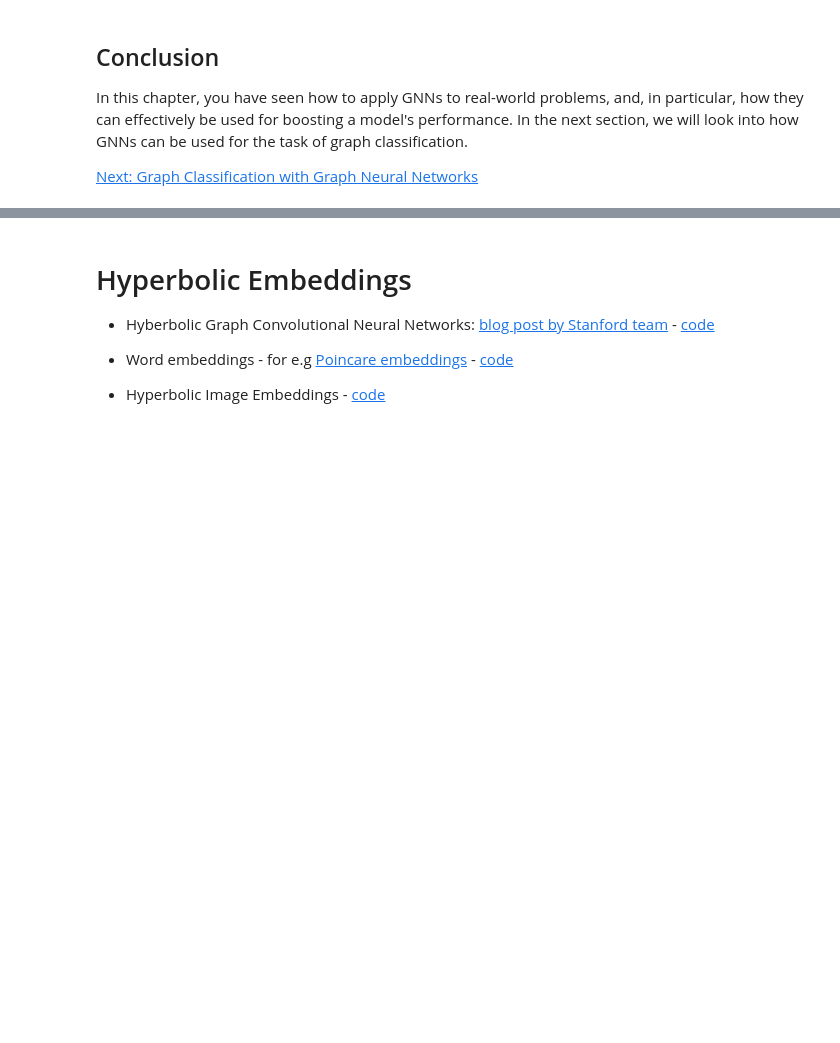
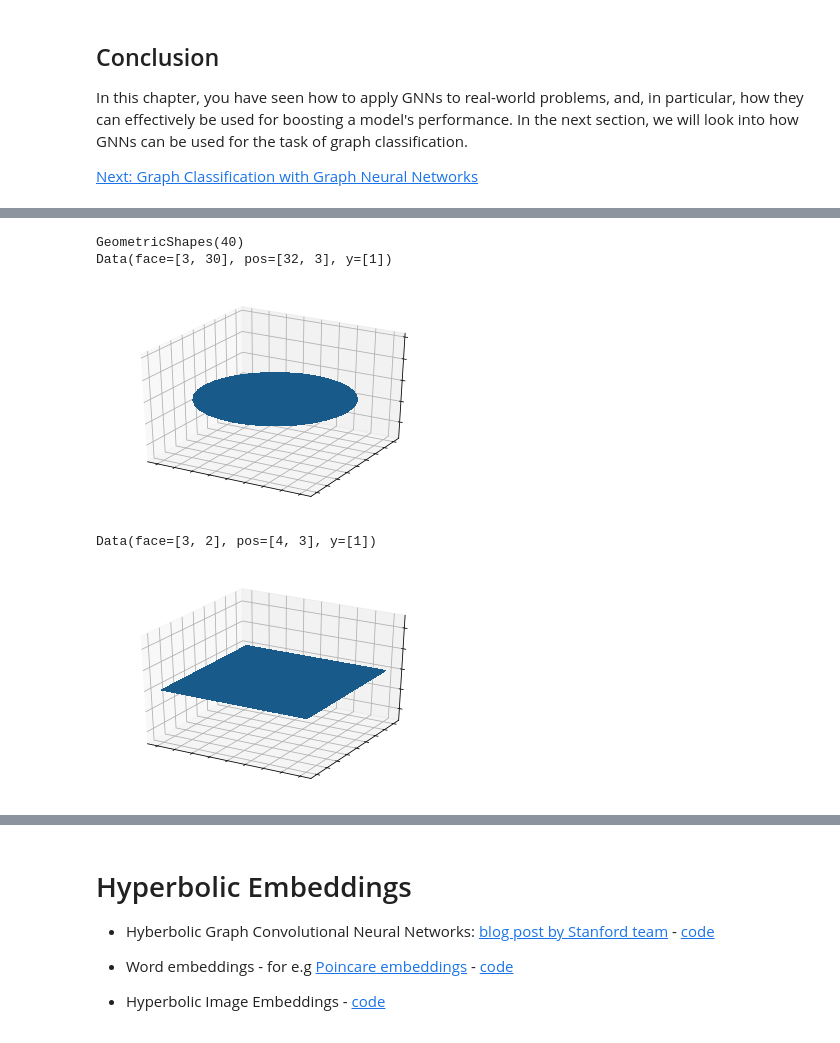
Before and after one commit to UChicago-Thinking-Deep-Learning-Course/Tutorials-Homework-Notebooks, a Jupyter notebook: week-5/TDL5_1_deep_graphs_networks_manifolds.ipynb, the cells around one changed output, grey strips where cells are left out. Saved outputs shown, nothing was run; the diff lists cells and outputs as text; code cells hidden in the pictures; blank space fills up the shorter version.

```diff
--- a/week-5/TDL5_1_deep_graphs_networks_manifolds.ipynb
+++ b/week-5/TDL5_1_deep_graphs_networks_manifolds.ipynb
@@ -884,0 +1609,19 @@ In the next section, we will look into how GNNs can be used for the task of grap
+# %%
+from torch_geometric.datasets import GeometricShapes
+
+dataset = GeometricShapes(root='data/GeometricShapes')
+print(dataset)
+
+data = dataset[0]
+print(data)
+visualize_mesh(data.pos, data.face)
+
+data = dataset[4]
+print(data)
+visualize_mesh(data.pos, data.face)
+# %% [output]
+GeometricShapes(40)
+Data(face=[3, 30], pos=[32, 3], y=[1])
+[figure, added]
+Data(face=[3, 2], pos=[4, 3], y=[1])
+[figure, added]
```
Also changed, not shown: parts of 122 cells of this notebook, 1 other file.
